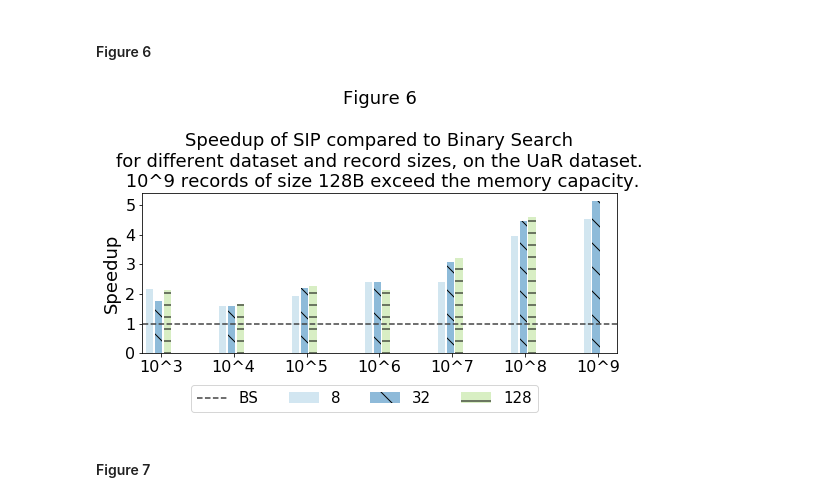
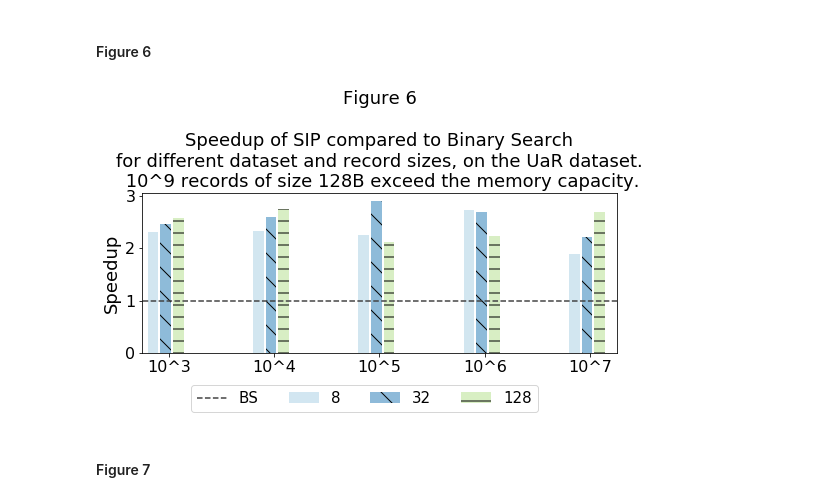
Before and after one commit to UWHustle/Efficiently-Searching-In-Memory-Sorted-Arrays, a Jupyter notebook: reproduce_experiments/CreateFigures.ipynb, the cells around one changed output. Drawn from its saved outputs; the diff is of its cells as text; code cells hidden in the pictures.

```diff
--- a/reproduce_experiments/CreateFigures.ipynb
+++ b/reproduce_experiments/CreateFigures.ipynb
@@ -202,18 +202,25 @@ plt.gcf().savefig('./figures/fig5.pdf', format='pdf')
 # %% [markdown]
 #### Figure 6
 # %%
-tsv="fig6.tsv"
+tsv8="fig6_8.tsv"
+tsv32="fig6_32.tsv"
+tsv128="fig6_128.tsv"
 
-results=get_results(tsv)
+results8=get_results(tsv8)
+results32=get_results(tsv32)
+results128=get_results(tsv128)
+
+bsResults = results8[0:(len(results8)//2)]
+bsResults.extend(results32[0:(len(results32)//2)])
+bsResults.extend(results128[0:(len(results128)//2)])
+
+sipResults = results8[(len(results8)//2):len(results8)]
+sipResults.extend(results32[(len(results32)//2):len(results32)])
+sipResults.extend(results128[(len(results128)//2):len(results128)])
 
 datasetSizes=[3,4,5,6,7]
-if len(results) > 30:
+if len(results8) > 10:
     datasetSizes=[3,4,5,6,7,8,9]
-
-# Group the results by algorithm
-bsResults=results[0:(len(results)//2)]
-sipResults=results[(len(results)//2):len(results)]
-if len(results) > 30:
     bsResults.append(0)
     sipResults.append(1)
 
@@ -256,34 +263,34 @@ plt.bar([p + (width+.02)*2 for p in pos],
         color=lgreen,
         label="128",
         hatch="-")
 
 plt.plot([-1,len(datasetSizes)],[1,1],linestyle="dashed", color=black, label="BS")
 
 ax.set_ylabel('Speedup', size=18)
 
 ax.set_title('Figure 6', size=22)
 
 # Set the position of the x ticks
 ax.set_xticks([p + 1.5 * width for p in pos])
 ax.yaxis.set_major_locator(MaxNLocator(integer=True))
 
 # Set the labels for the x ticks
 xticks=["10^"+str(i) for i in datasetSizes]
 ax.set_xticklabels(xticks, size=15)
 ax.tick_params(axis='both', which='major', labelsize=16)
 
 # Setting the x-axis and y-axis limits
 plt.xlim(min(pos)-width, max(pos)+width*4)
 # plt.ylim([0, max(df['pre_score'] + df['mid_score'] + df['post_score'])] )
 
 # Adding the legend and showing the plot
 plt.legend(prop={'size': 15}, ncol=4, loc='upper right', bbox_to_anchor=(0.85, -0.15))
 caption = "Figure 6\n\nSpeedup of SIP compared to Binary Search\nfor different dataset and record sizes, on the UaR dataset.\n 10^9 records of size 128B exceed the memory capacity."
 plt.title(caption, size=18)
 plt.tight_layout()
 plt.gcf().savefig('./figures/fig6.pdf', format='pdf')
 # %% [output]
-[figure, old version]
+[figure, new version]
 # %% [markdown]
 #### Figure 7
 # %%
```
Also changed, not shown: parts of 3 cells of this notebook, 2 other files.
